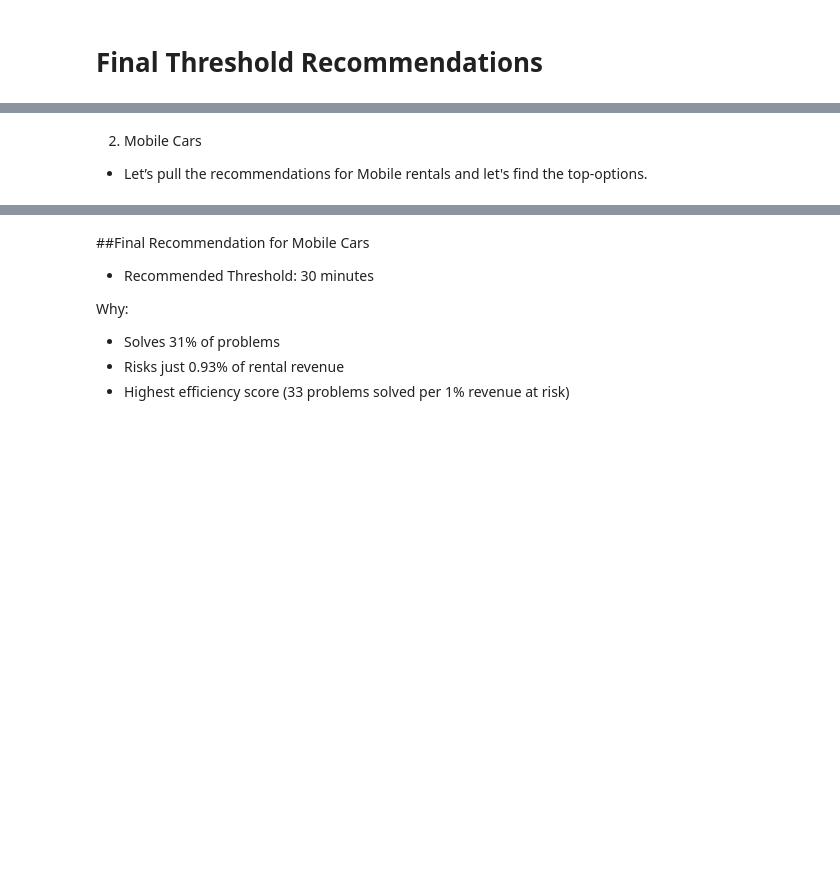
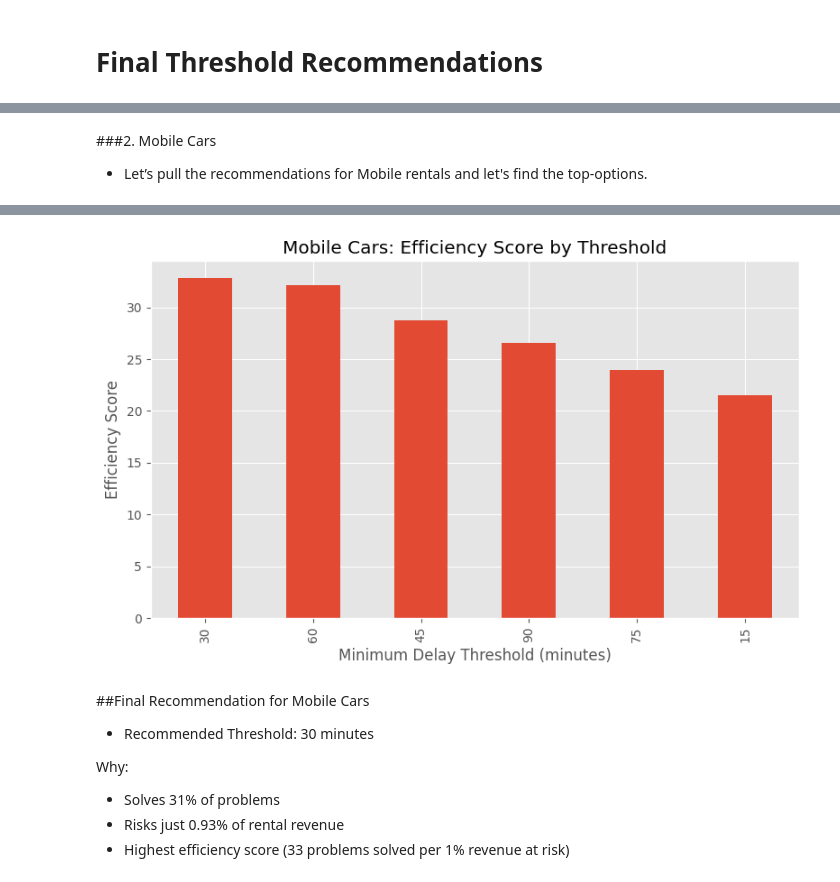
Before and after one commit to YnaPqt/deploiement-getaround, a Jupyter notebook: getaround_analysis.ipynb, the cells around one changed output, grey strips where cells are left out. Cells and saved outputs as stored; diff of their text form; code cells hidden in the pictures; blank space fills up the shorter version.

```diff
--- a/getaround_analysis.ipynb
+++ b/getaround_analysis.ipynb
@@ -599,5 +618,5 @@ best_connect_df
 # %% [markdown]
-2. Mobile Cars
+###2. Mobile Cars
   - Let’s pull the recommendations for Mobile rentals and let's find the top-options.
 # %%
 # Filter top-performing options for Mobile check-in type
@@ -611,6 +630,25 @@ best_mobile_df
 | 11 | mobile | 90 | 103 | 190 | 54.21 | 297 | ... |
 | 9 | mobile | 75 | 93 | 190 | 48.95 | 297 | ... |
 | 1 | mobile | 15 | 38 | 190 | 20.00 | 135 | ... |
+# %%
+ax=best_mobile_df.plot(
+    kind='bar',
+    x='threshold_minutes',
+    y='efficiency_score',
+    legend=False,
+    figsize=(8, 5),
+    title='Mobile Cars: Efficiency Score by Threshold'
+)
+
+# Set axis labels
+ax.set_xlabel('Minimum Delay Threshold (minutes)')
+ax.set_ylabel('Efficiency Score')
+ax.grid(True, axis='y')
+
+plt.tight_layout()
+plt.show()
+# %% [output]
+[figure, added]
 # %% [markdown]
 ##Final Recommendation for Mobile Cars
 - Recommended Threshold: 30 minutes
```
Also changed, not shown: parts of 9 cells of this notebook.
